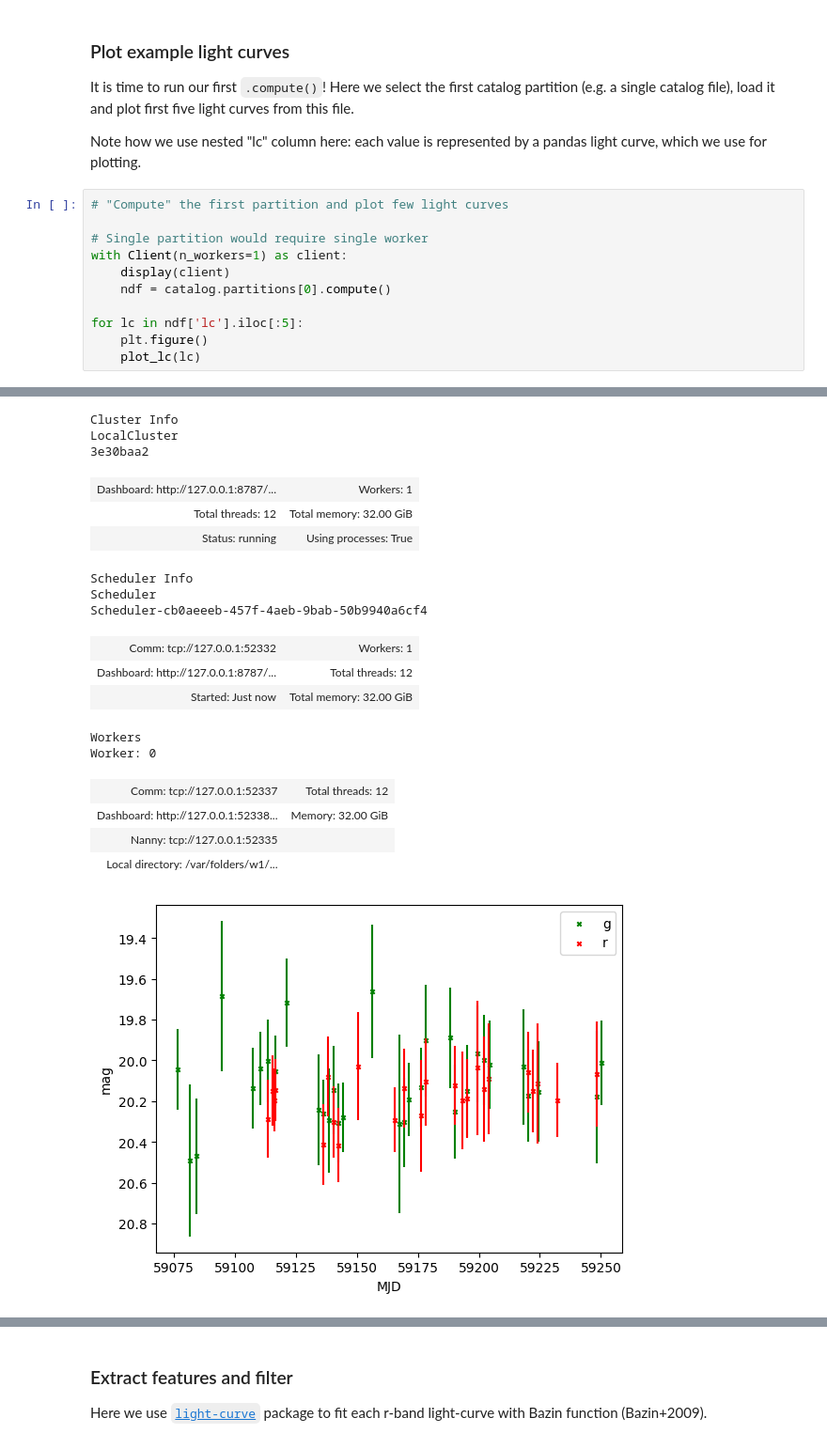
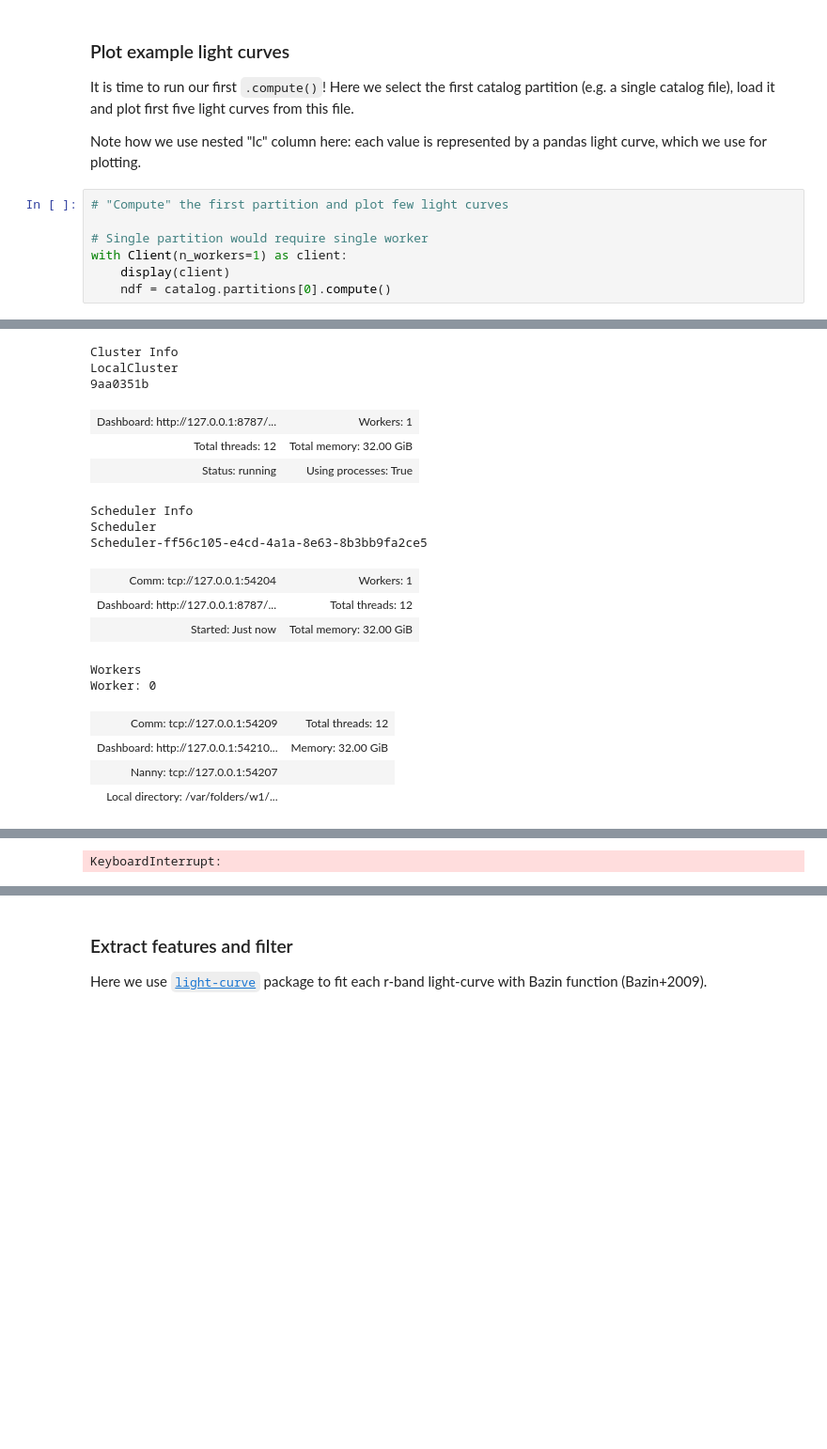
Before and after one commit to hombit/catalyst-dsfp-hack-day-2024, a Jupyter notebook: ztf-alerts-sne.ipynb, the cells around one changed output, grey strips where cells are left out. Shown at 94% size. Saved outputs shown, nothing was run; the diff lists cells and outputs as text; blank space fills up the shorter version.

```diff
--- a/ztf-alerts-sne.ipynb
+++ b/ztf-alerts-sne.ipynb
@@ -128,9 +143,5 @@ Note how we use nested "lc" column here: each value is represented by a pandas l
 with Client(n_workers=1) as client:
     display(client)
     ndf = catalog.partitions[0].compute()
-
-for lc in ndf['lc'].iloc[:5]:
-    plt.figure()
-    plot_lc(lc)
 # %% [output]
 Client
@@ -138,21 +149,20 @@ Client-b34093aa-913c-11ef-93a4-1ecfd5b80ac0
 | Connection method: Cluster object | Cluster type: distributed.LocalCl... |
 | Dashboard: http://127.0.0.1:8787/... |  |
 Cluster Info
 LocalCluster
-3e30baa2
+9aa0351b
 | Dashboard: http://127.0.0.1:8787/... | Workers: 1 |
 | Total threads: 12 | Total memory: 32.00 GiB |
 | Status: running | Using processes: True |
 Scheduler Info
 Scheduler
-Scheduler-cb0aeeeb-457f-4aeb-9bab-50b9940a6cf4
+Scheduler-ff56c105-e4cd-4a1a-8e63-8b3bb9fa2ce5
-| Comm: tcp://127.0.0.1:52332 | Workers: 1 |
+| Comm: tcp://127.0.0.1:54204 | Workers: 1 |
 | Dashboard: http://127.0.0.1:8787/... | Total threads: 12 |
 | Started: Just now | Total memory: 32.00 GiB |
 Workers
 Worker: 0
-| Comm: tcp://127.0.0.1:52337 | Total threads: 12 |
-| Dashboard: http://127.0.0.1:52338... | Memory: 32.00 GiB |
-| Nanny: tcp://127.0.0.1:52335 |  |
+| Comm: tcp://127.0.0.1:54209 | Total threads: 12 |
+| Dashboard: http://127.0.0.1:54210... | Memory: 32.00 GiB |
+| Nanny: tcp://127.0.0.1:54207 |  |
 | Local directory: /var/folders/w1/... |  |
-[figure, removed]
@@ -162,0 +177 @@ Worker: 0
+KeyboardInterrupt:
```
Also changed, not shown: parts of 8 cells of this notebook.
